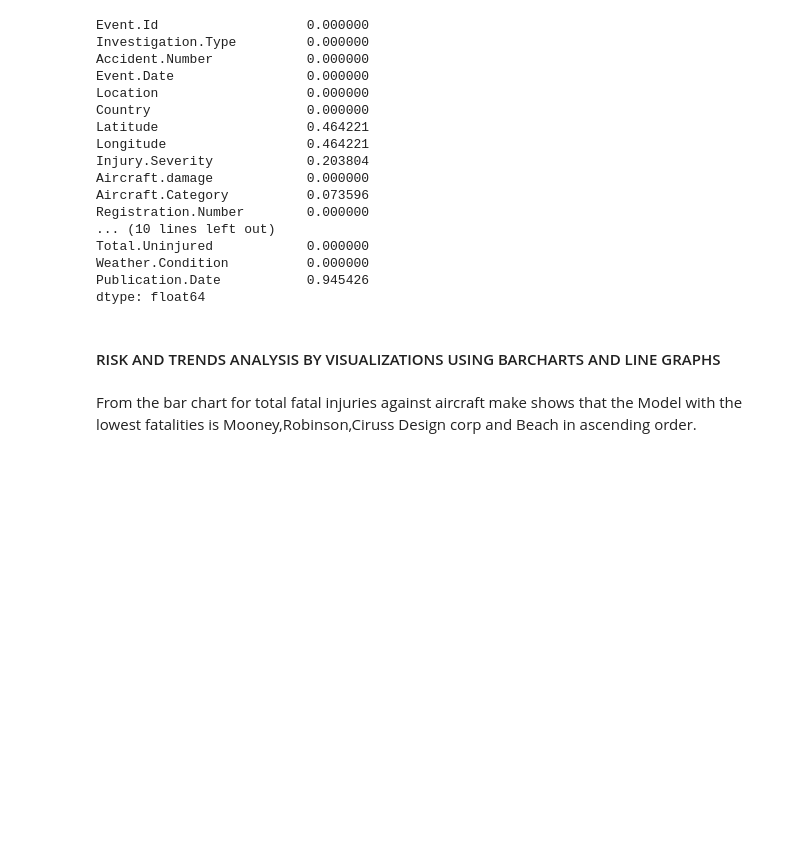
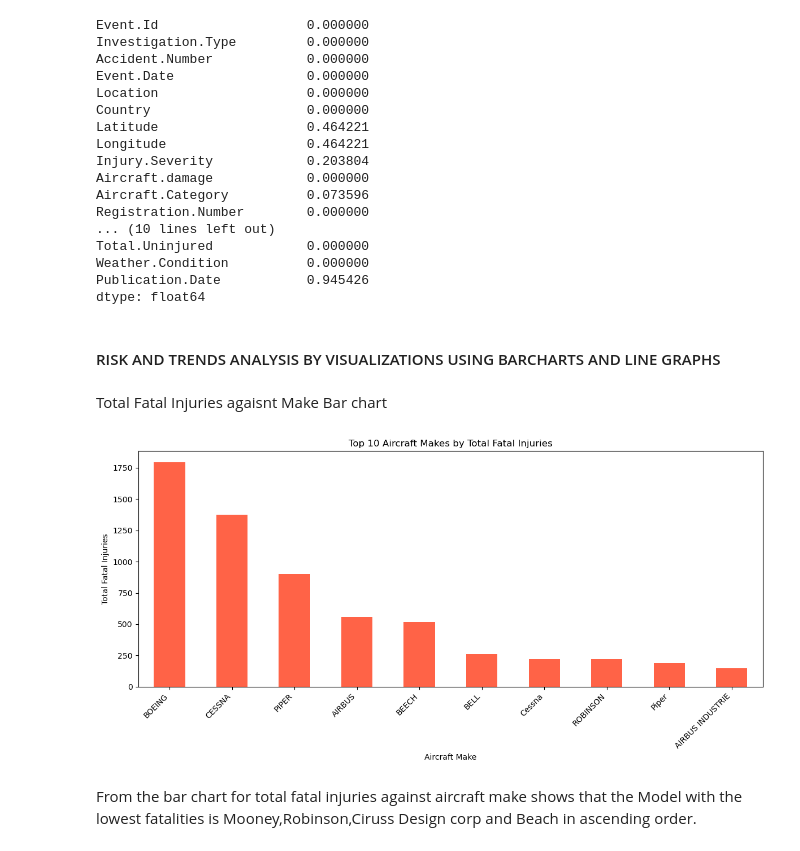
Before and after one commit to MTirop/DSF-PT11-End-of-Phase1-Project, a Jupyter notebook: Project_Phase1.ipynb, the cells around one changed output. Drawn from its saved outputs; the diff is of its cells as text; code cells hidden in the pictures; blank space fills up the shorter version.

Commit message:
data visualization

```diff
--- a/Project_Phase1.ipynb
+++ b/Project_Phase1.ipynb
@@ -328,2 +326,23 @@ df.to_csv('cleaned_aviation_data.csv', index=False, encoding='utf-8-sig')
+# %% [markdown]
+Total Fatal Injuries agaisnt Make Bar chart
+# %%
+# Ensure 'Make' is treated as a category
+df['Make'] = df['Make'].astype('category')
+
+# Group by 'Make' and sum 'Total.Fatal.Injuries', then sort and take top 10
+fatal_injuries_by_make = df.groupby('Make', observed= False)['Total.Fatal.Injuries'].sum().sort_values(ascending=False).head(10)
+
+# Plotting the bar chart
+plt.figure(figsize=(12, 6))
+fatal_injuries_by_make.plot(kind='bar', color='tomato')
+
+plt.title('Top 10 Aircraft Makes by Total Fatal Injuries')
+plt.xlabel('Aircraft Make')
+plt.ylabel('Total Fatal Injuries')
+plt.xticks(rotation=45, ha='right')
+plt.tight_layout()
+plt.show()
+# %% [output]
+[figure, added]
 # %% [markdown]
 From the bar chart for total fatal injuries against aircraft make shows that the Model with the lowest fatalities is Mooney,Robinson,Ciruss Design corp and Beach in ascending order.
```
Also changed, not shown: parts of 9 cells of this notebook, 2 other files.
